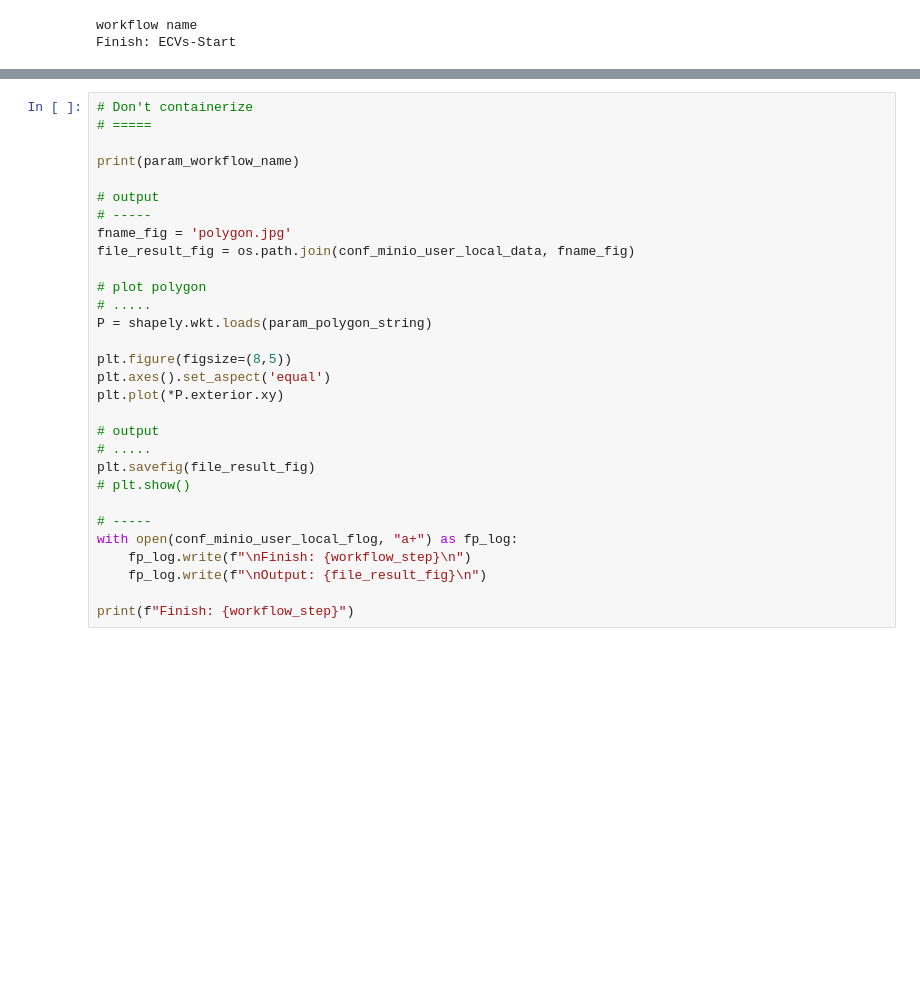
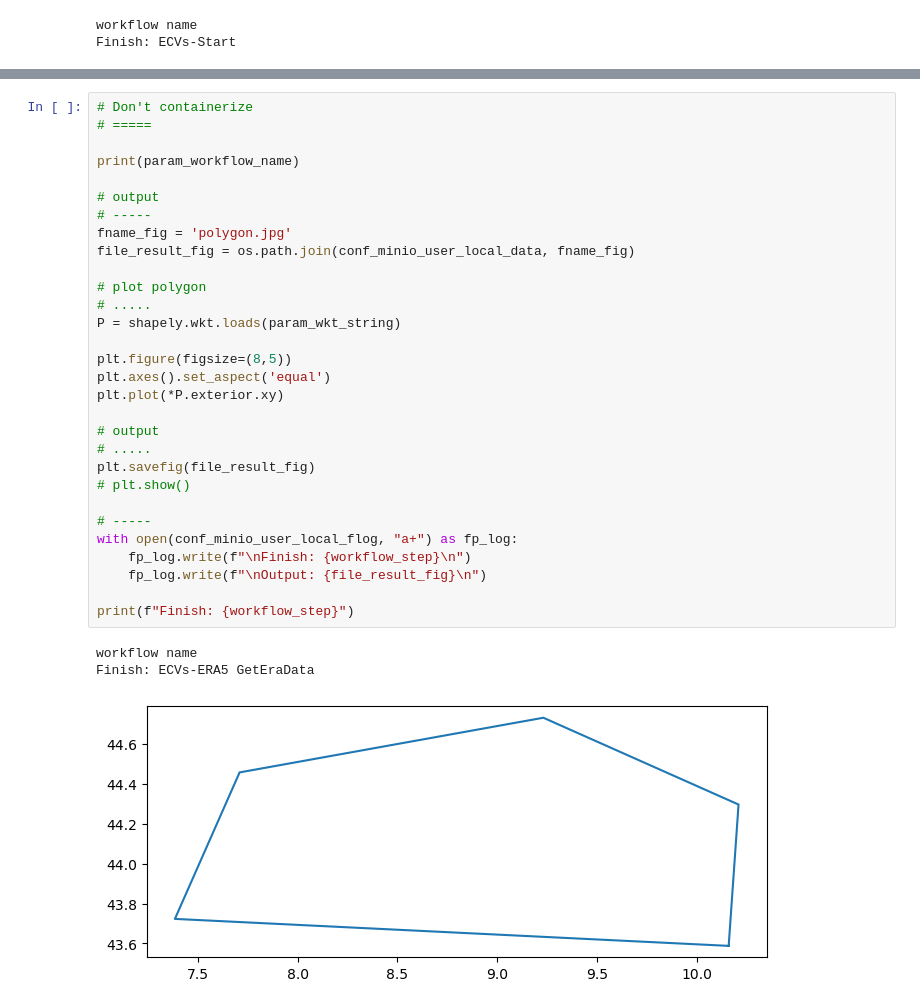
Before and after one commit to QCDIS/ECVs, a Jupyter notebook: codebase/01-Access-AnaEE_Weather_Data.ipynb, the cells around one changed output, grey strips where cells are left out. Cells and saved outputs as stored; diff of their text form; blank space fills up the shorter version.

```diff
--- a/codebase/01-Access-AnaEE_Weather_Data.ipynb
+++ b/codebase/01-Access-AnaEE_Weather_Data.ipynb
@@ -1015,33 +1040,37 @@ KeyError: 'Column not found: averageTemp'
 # %%
 # Don't containerize
 # =====
 
 print(param_workflow_name)
 
 # output
 # -----
 fname_fig = 'polygon.jpg'
 file_result_fig = os.path.join(conf_minio_user_local_data, fname_fig)
 
 # plot polygon
 # .....
-P = shapely.wkt.loads(param_polygon_string)
+P = shapely.wkt.loads(param_wkt_string)
 
 plt.figure(figsize=(8,5))
 plt.axes().set_aspect('equal')
 plt.plot(*P.exterior.xy)
 
 # output
 # .....
 plt.savefig(file_result_fig)
 # plt.show()
 
 # -----
 with open(conf_minio_user_local_flog, "a+") as fp_log:
     fp_log.write(f"\nFinish: {workflow_step}\n")
     fp_log.write(f"\nOutput: {file_result_fig}\n")
 
 print(f"Finish: {workflow_step}")
+# %% [output]
+workflow name
+Finish: ECVs-ERA5 GetEraData
+[figure, added]
 # %%
 # ECVs, workflow finish
 # ---
```
Also changed, not shown: parts of 6 cells of this notebook, 1 other file.
